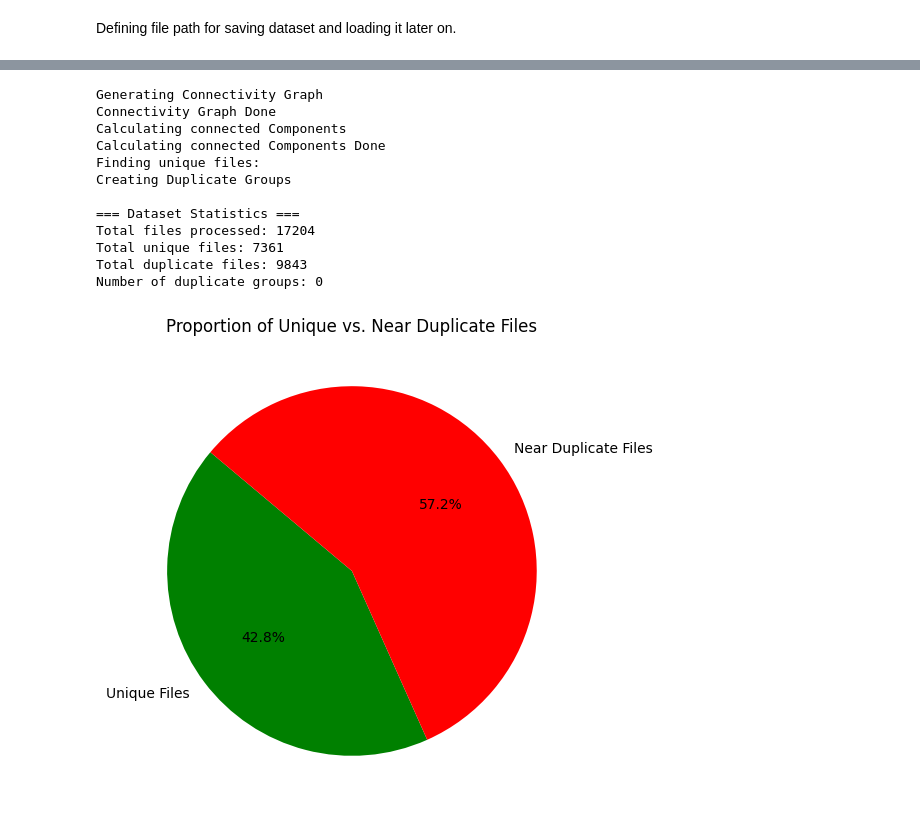
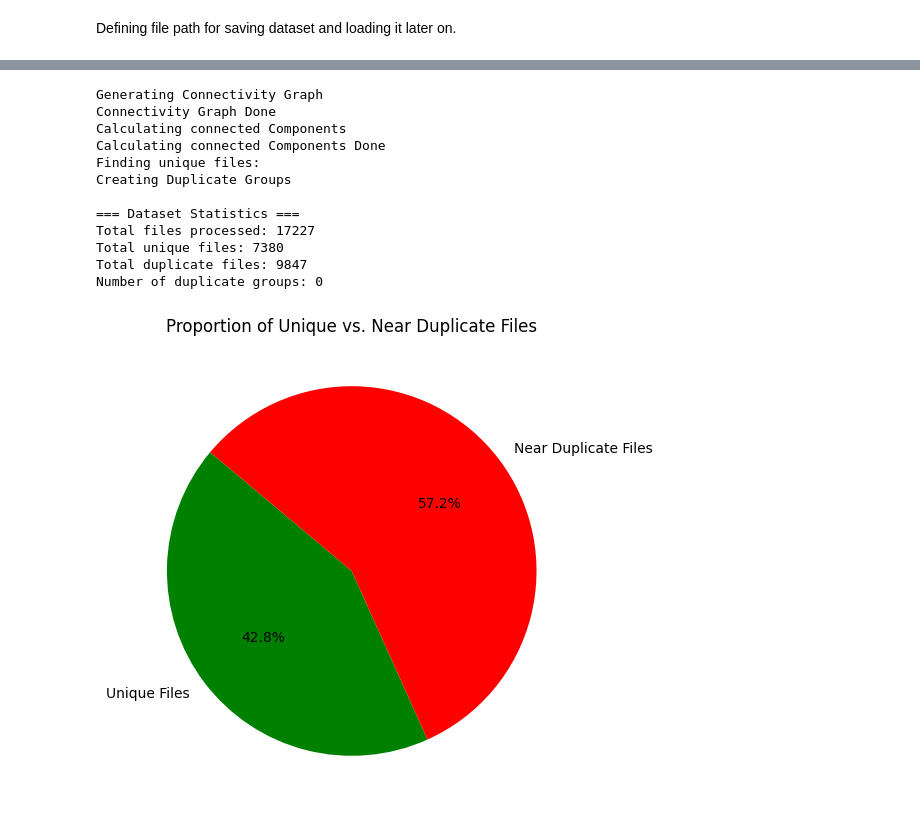
Before and after one commit to BernyWeiss/bpmn-model-cleansing, a Jupyter notebook: test_bpmn_mcp4cm.ipynb, the cells around one changed output, grey strips where cells are left out. Cells and saved outputs as stored; diff of their text form; code cells hidden in the pictures.

```diff
--- a/test_bpmn_mcp4cm.ipynb
+++ b/test_bpmn_mcp4cm.ipynb
@@ -58,7 +89,7 @@ del(english_dataset)
 # %%
 from mcp4cm.bpmn.dataloading import load_dataset_from_csv
 
-file_path = 'data/bpmnmodelset/processed/reduced/english_models.csv'
+file_path = 'data/bpmnmodelset/processed/english_models.csv'
 loaded_dataset = load_dataset_from_csv('english_bpmn', fp=file_path)
 # %%
 len(loaded_dataset)
@@ -77,22 +108,22 @@ Number of duplicate groups: 111
 [figure]
 # %%
-from mcp4cm.bpmn.duplicate_detection import tfidf_graph_near_duplicate_detector
+from mcp4cm.generic.duplicate_detection import tfidf_near_duplicate_detector
 key = 'names'
-tfidf_graph_near_duplicate_detector(loaded_dataset,key=key, threshold=0.95, inplace=False, plt_fig=True, print_results=True)
+tfidf_near_duplicate_detector(loaded_dataset,key=key, threshold=0.95, inplace=False, plt_fig=True, print_results=True)
 # %% [output]
 Generating Connectivity Graph
 Connectivity Graph Done
 Calculating connected Components
 Calculating connected Components Done
 Finding unique files:
 Creating Duplicate Groups
 
 === Dataset Statistics ===
-Total files processed: 17204
-Total unique files: 7361
-Total duplicate files: 9843
+Total files processed: 17227
+Total unique files: 7380
+Total duplicate files: 9847
 Number of duplicate groups: 0
-[figure, old version]
+[figure, new version]
 # %%
 file_path = 'data/bpmnmodelset/processed/english_deduplicated_models.csv'
 BPMNDataset.to_csv(loaded_dataset, file_path);
```
Also changed, not shown: parts of 7 cells of this notebook, 9 other files.
